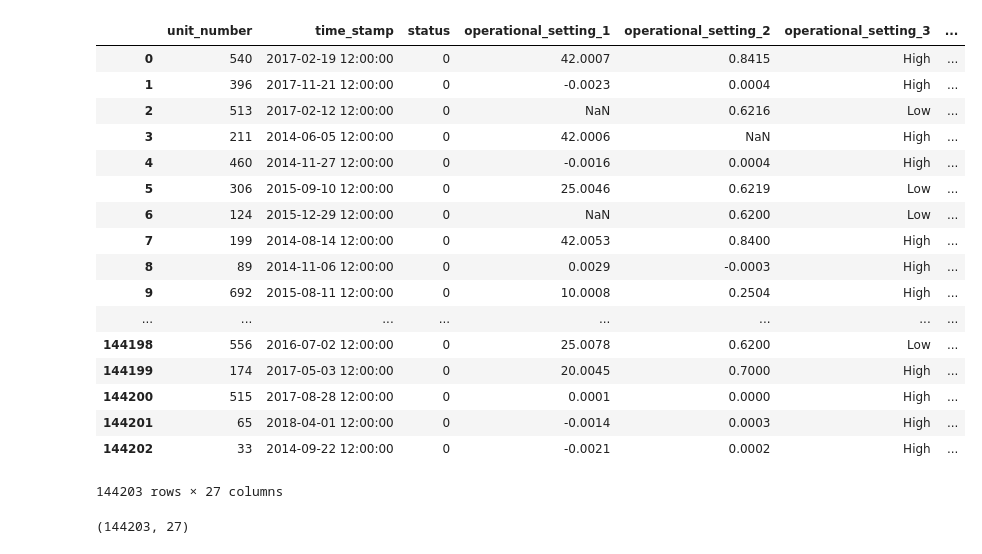
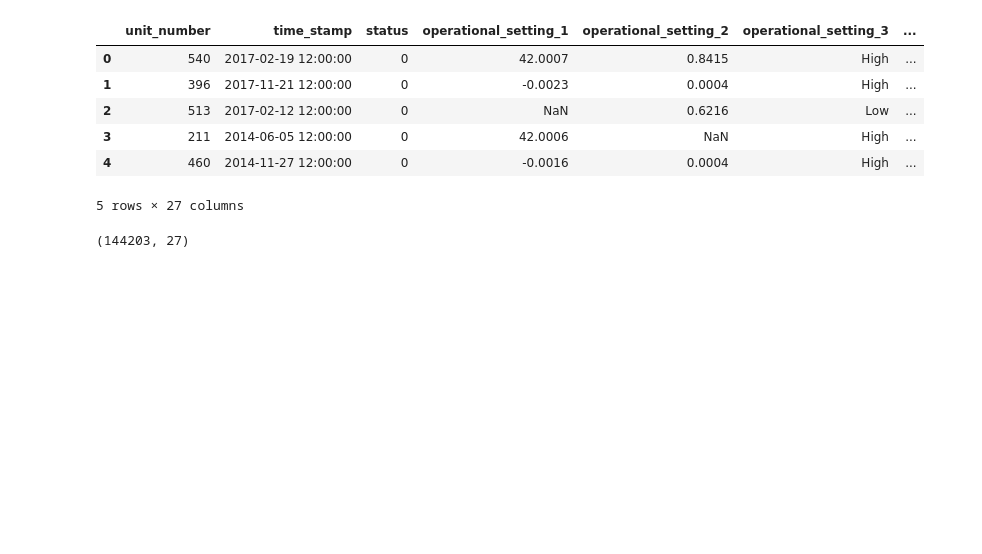
Before and after one commit to prash16/Challenge-Canvass, a Jupyter notebook: Task 1 .ipynb, the cells around one changed output. Cells and saved outputs as stored; diff of their text form; code cells hidden in the pictures; blank space fills up the shorter version.

```diff
--- a/Task 1 .ipynb
+++ b/Task 1 .ipynb
@@ -29,26 +33,15 @@ sensor_measurement_21    137038 non-null float64
 dtypes: float64(23), int64(2), object(2)
 memory usage: 29.7+ MB
 # %%
-data_all
+data_all.head()
 # %% [output]
 |  | unit_number | time_stamp | status | operational_setting_1 | operational_setting_2 | operational_setting_3 | ... |
 | 0 | 540 | 2017-02-19 12:00:00 | 0 | 42.0007 | 0.8415 | High | ... |
 | 1 | 396 | 2017-11-21 12:00:00 | 0 | -0.0023 | 0.0004 | High | ... |
 | 2 | 513 | 2017-02-12 12:00:00 | 0 | NaN | 0.6216 | Low | ... |
 | 3 | 211 | 2014-06-05 12:00:00 | 0 | 42.0006 | NaN | High | ... |
 | 4 | 460 | 2014-11-27 12:00:00 | 0 | -0.0016 | 0.0004 | High | ... |
-| 5 | 306 | 2015-09-10 12:00:00 | 0 | 25.0046 | 0.6219 | Low | ... |
-| 6 | 124 | 2015-12-29 12:00:00 | 0 | NaN | 0.6200 | Low | ... |
-| 7 | 199 | 2014-08-14 12:00:00 | 0 | 42.0053 | 0.8400 | High | ... |
-| 8 | 89 | 2014-11-06 12:00:00 | 0 | 0.0029 | -0.0003 | High | ... |
-| 9 | 692 | 2015-08-11 12:00:00 | 0 | 10.0008 | 0.2504 | High | ... |
-| ... | ... | ... | ... | ... | ... | ... | ... |
-| 144198 | 556 | 2016-07-02 12:00:00 | 0 | 25.0078 | 0.6200 | Low | ... |
-| 144199 | 174 | 2017-05-03 12:00:00 | 0 | 20.0045 | 0.7000 | High | ... |
-| 144200 | 515 | 2017-08-28 12:00:00 | 0 | 0.0001 | 0.0000 | High | ... |
-| 144201 | 65 | 2018-04-01 12:00:00 | 0 | -0.0014 | 0.0003 | High | ... |
-| 144202 | 33 | 2014-09-22 12:00:00 | 0 | -0.0021 | 0.0002 | High | ... |
-144203 rows × 27 columns
+5 rows × 27 columns
 # %%
 data_all.shape
 # %% [output]
```
Also changed, not shown: parts of 22 cells of this notebook.
